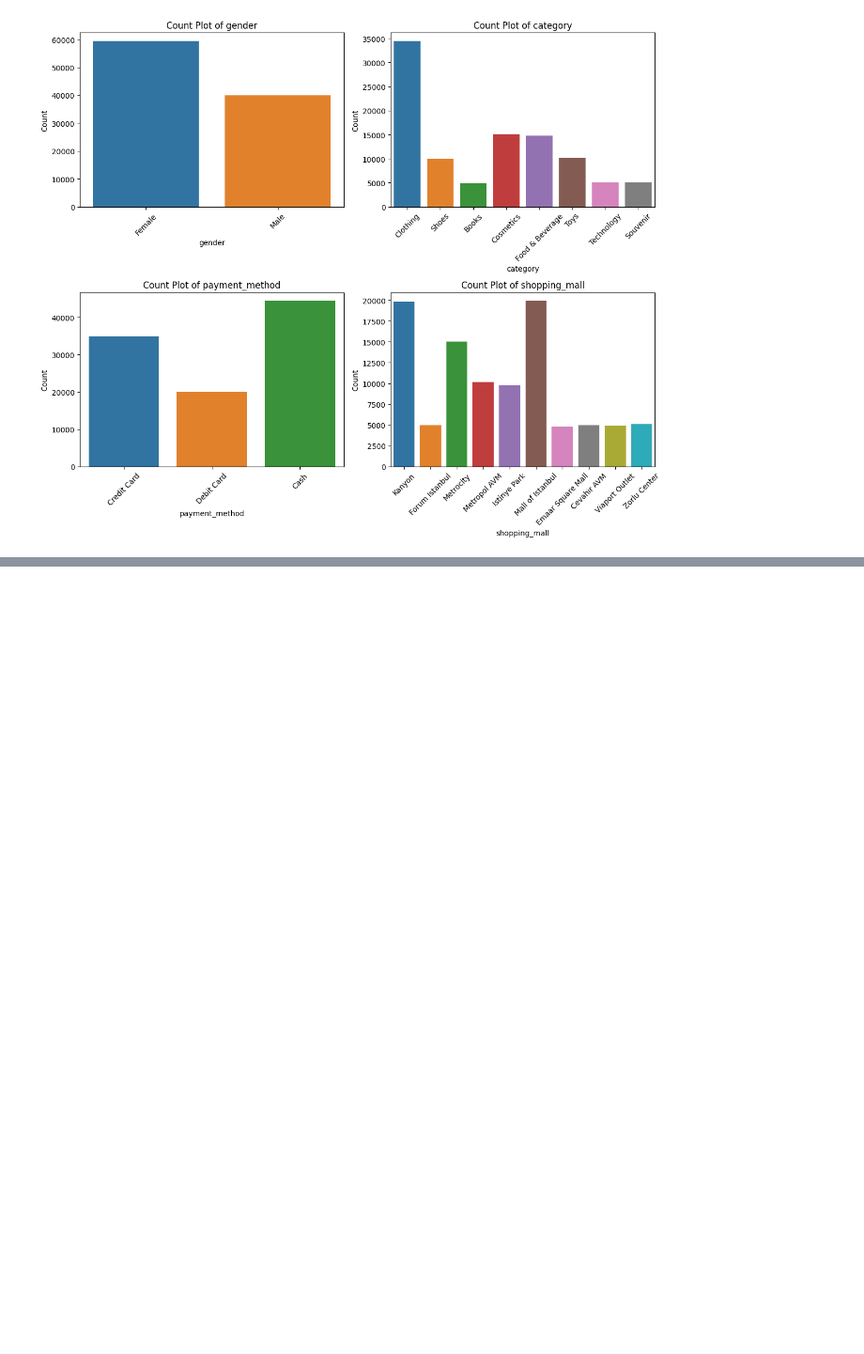
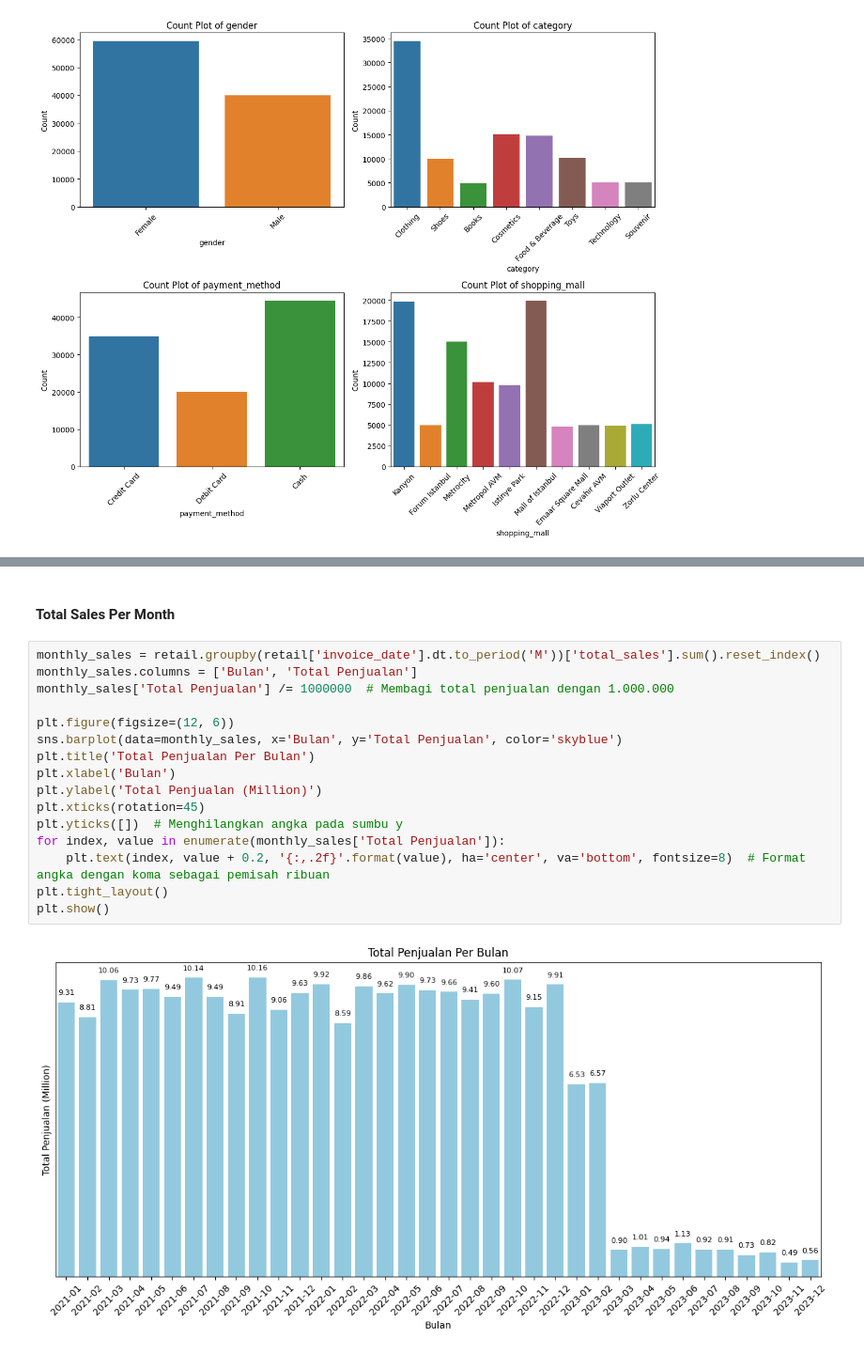
Before and after one commit to sandys-ss/EDA, a Jupyter notebook: cohort-analysis.ipynb, the cells around one changed output, grey strips where cells are left out. Shown: that part at 94% size. Drawn from its saved outputs; the diff is of its cells as text; blank space fills up the shorter version.

```diff
--- a/cohort-analysis.ipynb
+++ b/cohort-analysis.ipynb
@@ -188,0 +232,20 @@ plt.show()
+# %% [markdown]
+#### Total Sales Per Month
+# %%
+monthly_sales = retail.groupby(retail['invoice_date'].dt.to_period('M'))['total_sales'].sum().reset_index()
+monthly_sales.columns = ['Bulan', 'Total Penjualan']
+monthly_sales['Total Penjualan'] /= 1000000  # Membagi total penjualan dengan 1.000.000
+
+plt.figure(figsize=(12, 6))
+sns.barplot(data=monthly_sales, x='Bulan', y='Total Penjualan', color='skyblue')
+plt.title('Total Penjualan Per Bulan')
+plt.xlabel('Bulan')
+plt.ylabel('Total Penjualan (Million)')
+plt.xticks(rotation=45)
+plt.yticks([])  # Menghilangkan angka pada sumbu y
+for index, value in enumerate(monthly_sales['Total Penjualan']):
+    plt.text(index, value + 0.2, '{:,.2f}'.format(value), ha='center', va='bottom', fontsize=8)  # Format angka dengan koma sebagai pemisah ribuan
+plt.tight_layout()
+plt.show()
+# %% [output]
+[figure, added]
```
Also changed, not shown: parts of 27 cells of this notebook.
